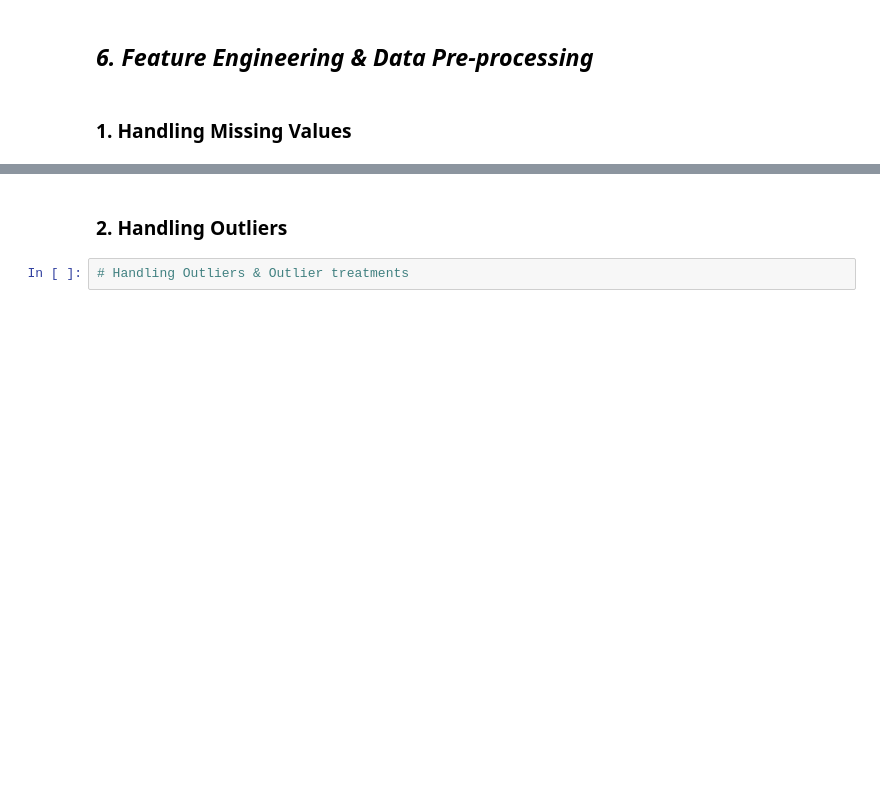
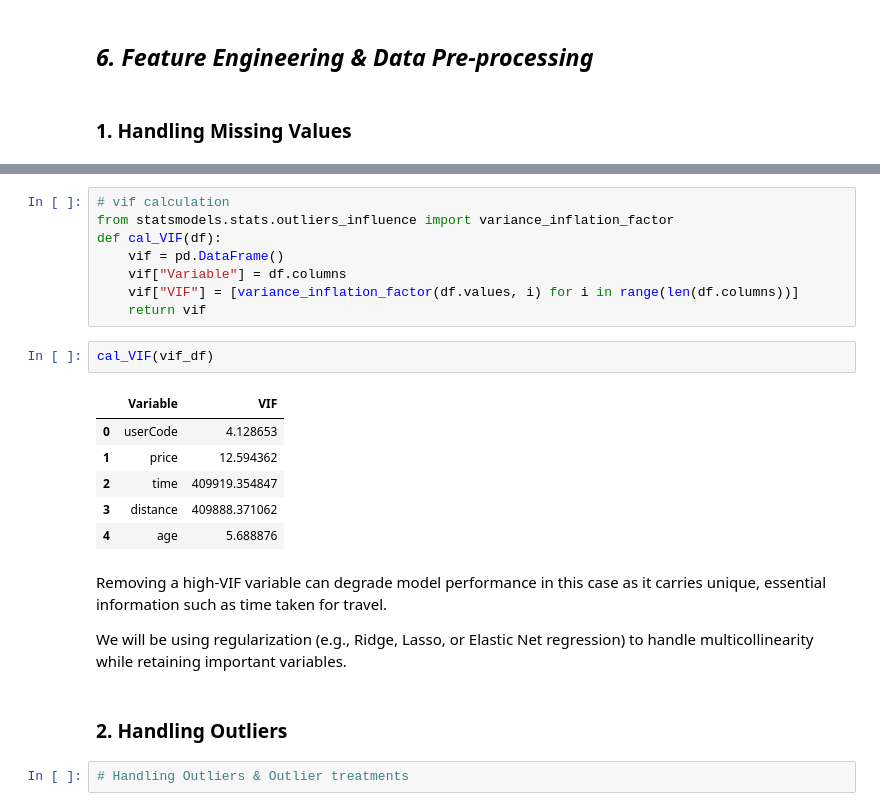
Before and after one commit to amol004/Voyage-Analytics-Integrating-MLOps-in-Travel, a Jupyter notebook: Capstone_Project_Productionization_of_ML_Systems.ipynb, the cells around one changed output, grey strips where cells are left out. Cells and saved outputs as stored; diff of their text form; blank space fills up the shorter version.

```diff
--- a/Capstone_Project_Productionization_of_ML_Systems.ipynb
+++ b/Capstone_Project_Productionization_of_ML_Systems.ipynb
@@ -1023,3 +1040,24 @@ Answer Here.
+# %%
+# vif calculation
+from statsmodels.stats.outliers_influence import variance_inflation_factor
+def cal_VIF(df):
+    vif = pd.DataFrame()
+    vif["Variable"] = df.columns
+    vif["VIF"] = [variance_inflation_factor(df.values, i) for i in range(len(df.columns))]
+    return vif
+# %%
+cal_VIF(vif_df)
+# %% [output]
+|  | Variable | VIF |
+| 0 | userCode | 4.128653 |
+| 1 | price | 12.594362 |
+| 2 | time | 409919.354847 |
+| 3 | distance | 409888.371062 |
+| 4 | age | 5.688876 |
+# %% [markdown]
+Removing a high-VIF variable can degrade model performance in this case as it carries unique, essential information such as time taken for travel.
+
+We will be using regularization (e.g., Ridge, Lasso, or Elastic Net regression) to handle multicollinearity while retaining important variables.
 # %% [markdown]
 ### 2. Handling Outliers
 # %%
```
Also changed, not shown: parts of 5 cells of this notebook.
